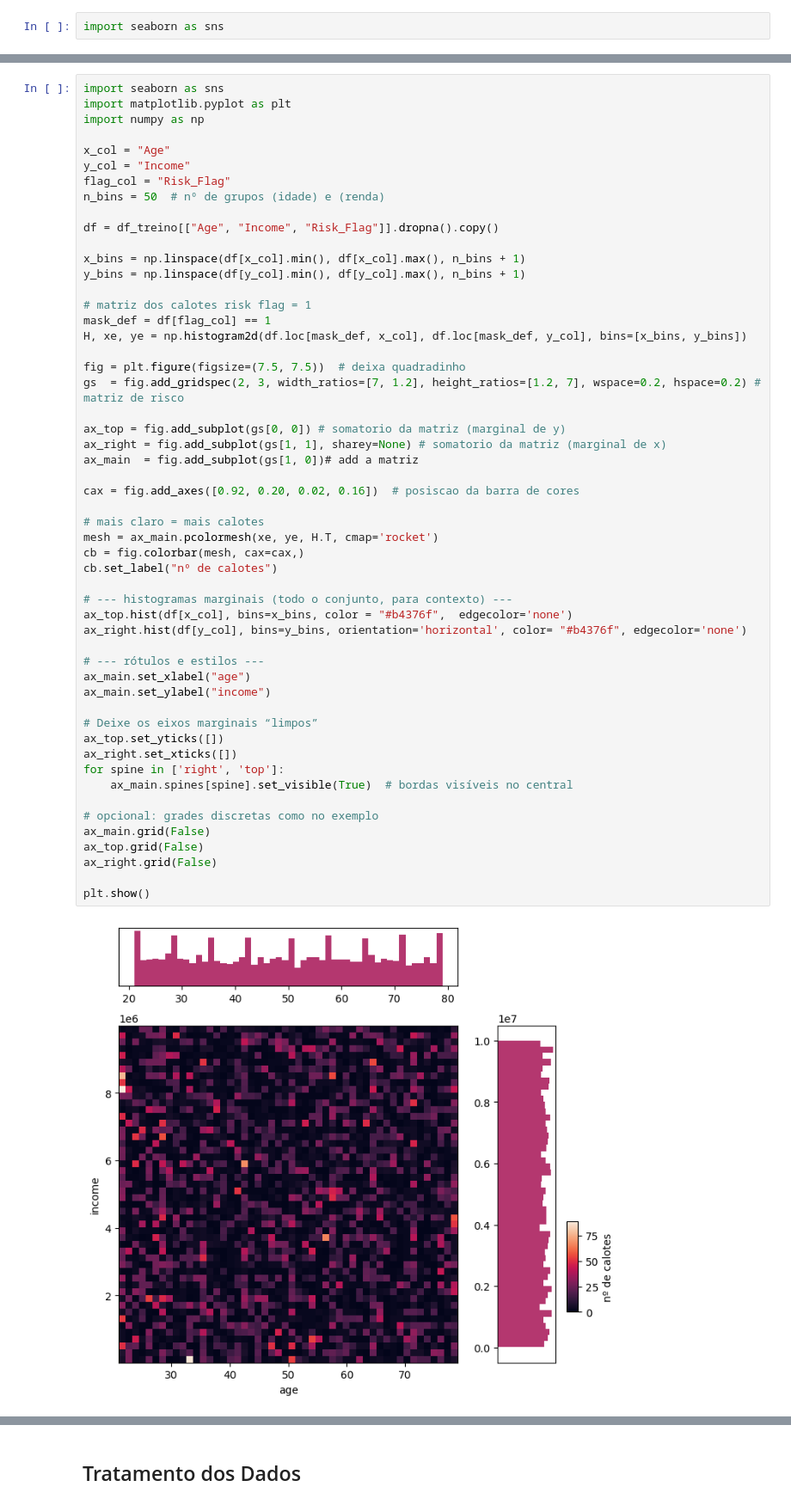
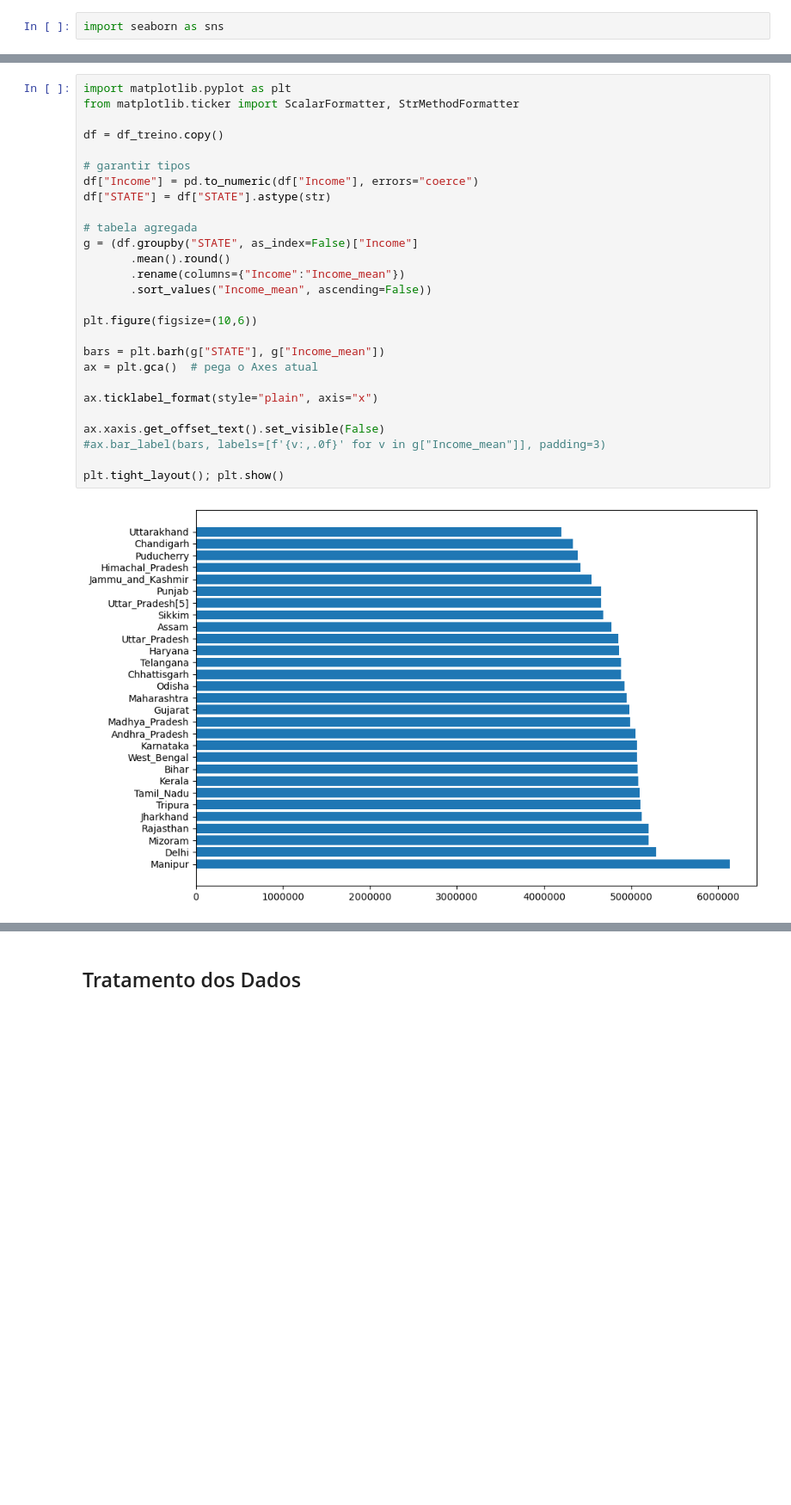
Before and after one commit to LouiseZN/T1_Aprendizado_Supervisionado, a Jupyter notebook: AS_T1_1/aprendizado_supervizionado.ipynb, the cells around one changed output, grey strips where cells are left out. Shown at 86% size. Saved outputs shown, nothing was run; the diff lists cells and outputs as text; blank space fills up the shorter version.

```diff
--- a/AS_T1_1/aprendizado_supervizionado.ipynb
+++ b/AS_T1_1/aprendizado_supervizionado.ipynb
@@ -183,55 +184,29 @@ df_treino[["Income", "Age", "Experience", "CURRENT_JOB_YRS", "CURRENT_HOUSE_YRS"
 # %%
-import seaborn as sns
 import matplotlib.pyplot as plt
-import numpy as np
+from matplotlib.ticker import ScalarFormatter, StrMethodFormatter
 
-x_col = "Age"
-y_col = "Income"
-flag_col = "Risk_Flag"
-n_bins = 50  # nº de grupos (idade) e (renda)
+df = df_treino.copy()
 
-df = df_treino[["Age", "Income", "Risk_Flag"]].dropna().copy()
+# garantir tipos
+df["Income"] = pd.to_numeric(df["Income"], errors="coerce")
+df["STATE"] = df["STATE"].astype(str)
 
-x_bins = np.linspace(df[x_col].min(), df[x_col].max(), n_bins + 1)
-y_bins = np.linspace(df[y_col].min(), df[y_col].max(), n_bins + 1)
+# tabela agregada
+g = (df.groupby("STATE", as_index=False)["Income"]
+       .mean().round()
+       .rename(columns={"Income":"Income_mean"})
+       .sort_values("Income_mean", ascending=False))
 
-# matriz dos calotes risk flag = 1
-mask_def = df[flag_col] == 1
-H, xe, ye = np.histogram2d(df.loc[mask_def, x_col], df.loc[mask_def, y_col], bins=[x_bins, y_bins])
+plt.figure(figsize=(10,6))
 
-fig = plt.figure(figsize=(7.5, 7.5))  # deixa quadradinho
-gs  = fig.add_gridspec(2, 3, width_ratios=[7, 1.2], height_ratios=[1.2, 7], wspace=0.2, hspace=0.2) # matriz de risco
+bars = plt.barh(g["STATE"], g["Income_mean"])
+ax = plt.gca()  # pega o Axes atual
 
-ax_top = fig.add_subplot(gs[0, 0]) # somatorio da matriz (marginal de y)
-ax_right = fig.add_subplot(gs[1, 1], sharey=None) # somatorio da matriz (marginal de x)
-ax_main  = fig.add_subplot(gs[1, 0])# add a matriz
+ax.ticklabel_format(style="plain", axis="x")
 
-cax = fig.add_axes([0.92, 0.20, 0.02, 0.16])  # posiscao da barra de cores
+ax.xaxis.get_offset_text().set_visible(False)
+#ax.bar_label(bars, labels=[f'{v:,.0f}' for v in g["Income_mean"]], padding=3)
 
-# mais claro = mais calotes
-mesh = ax_main.pcolormesh(xe, ye, H.T, cmap='rocket')
-cb = fig.colorbar(mesh, cax=cax,)
-cb.set_label("nº de calotes")
-
-# --- histogramas marginais (todo o conjunto, para contexto) ---
-ax_top.hist(df[x_col], bins=x_bins, color = "#b4376f",  edgecolor='none')
-ax_right.hist(df[y_col], bins=y_bins, orientation='horizontal', color= "#b4376f", edgecolor='none')
-
-# --- rótulos e estilos ---
-ax_main.set_xlabel("age")
-ax_main.set_ylabel("income")
-
-# Deixe os eixos marginais “limpos”
-ax_top.set_yticks([])
-ax_right.set_xticks([])
-for spine in ['right', 'top']:
-    ax_main.spines[spine].set_visible(True)  # bordas visíveis no central
-
-# opcional: grades discretas como no exemplo
-ax_main.grid(False)
-ax_top.grid(False)
-ax_right.grid(False)
-
-plt.show()
+plt.tight_layout(); plt.show()
 # %% [output]
-[figure, old version]
+[figure, new version]
```
Also changed, not shown: parts of 5 cells of this notebook.
